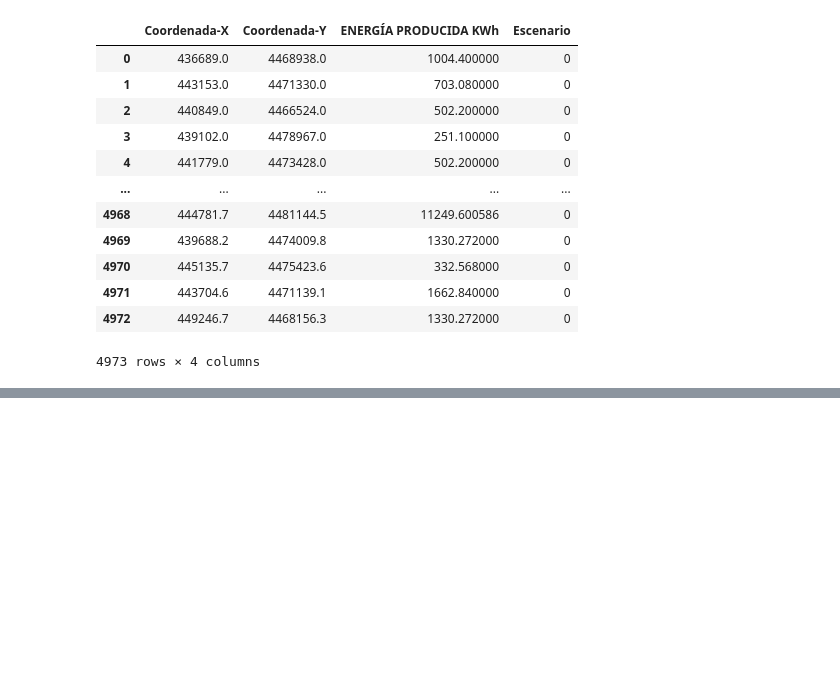
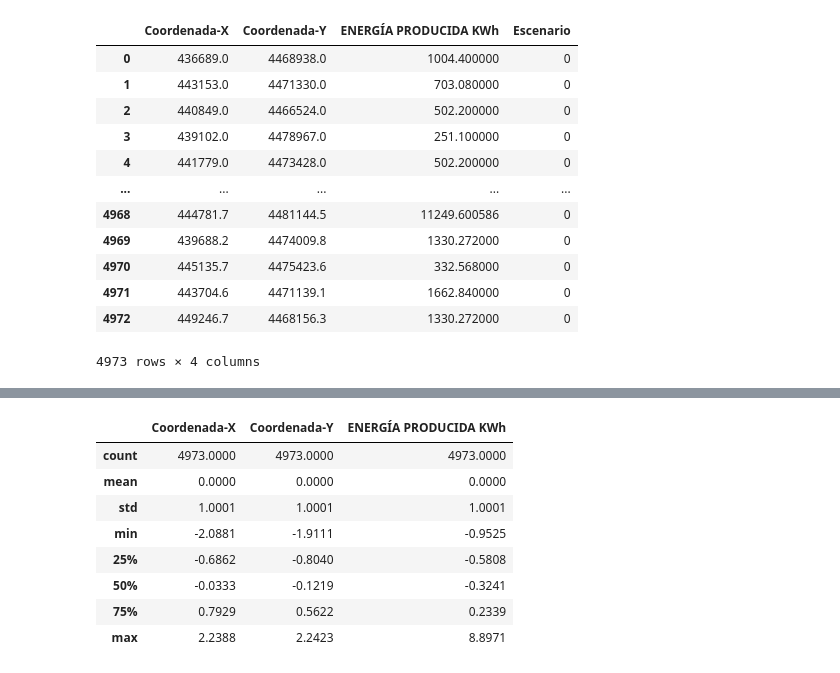
Before and after one commit to Jacobo24/fase2_intento, a Jupyter notebook: fase2.ipynb, the cells around one changed output, grey strips where cells are left out. Saved outputs shown, nothing was run; the diff lists cells and outputs as text; code cells hidden in the pictures; blank space fills up the shorter version.

```diff
--- a/fase2.ipynb
+++ b/fase2.ipynb
@@ -309,0 +354,12 @@ df_potencia
+# %%
+X_normal.describe().round(4)
+# %% [output]
+|  | Coordenada-X | Coordenada-Y | ENERGÍA PRODUCIDA KWh |
+| count | 4973.0000 | 4973.0000 | 4973.0000 |
+| mean | 0.0000 | 0.0000 | 0.0000 |
+| std | 1.0001 | 1.0001 | 1.0001 |
+| min | -2.0881 | -1.9111 | -0.9525 |
+| 25% | -0.6862 | -0.8040 | -0.5808 |
+| 50% | -0.0333 | -0.1219 | -0.3241 |
+| 75% | 0.7929 | 0.5622 | 0.2339 |
+| max | 2.2388 | 2.2423 | 8.8971 |
```
Also changed, not shown: parts of 8 cells of this notebook.
